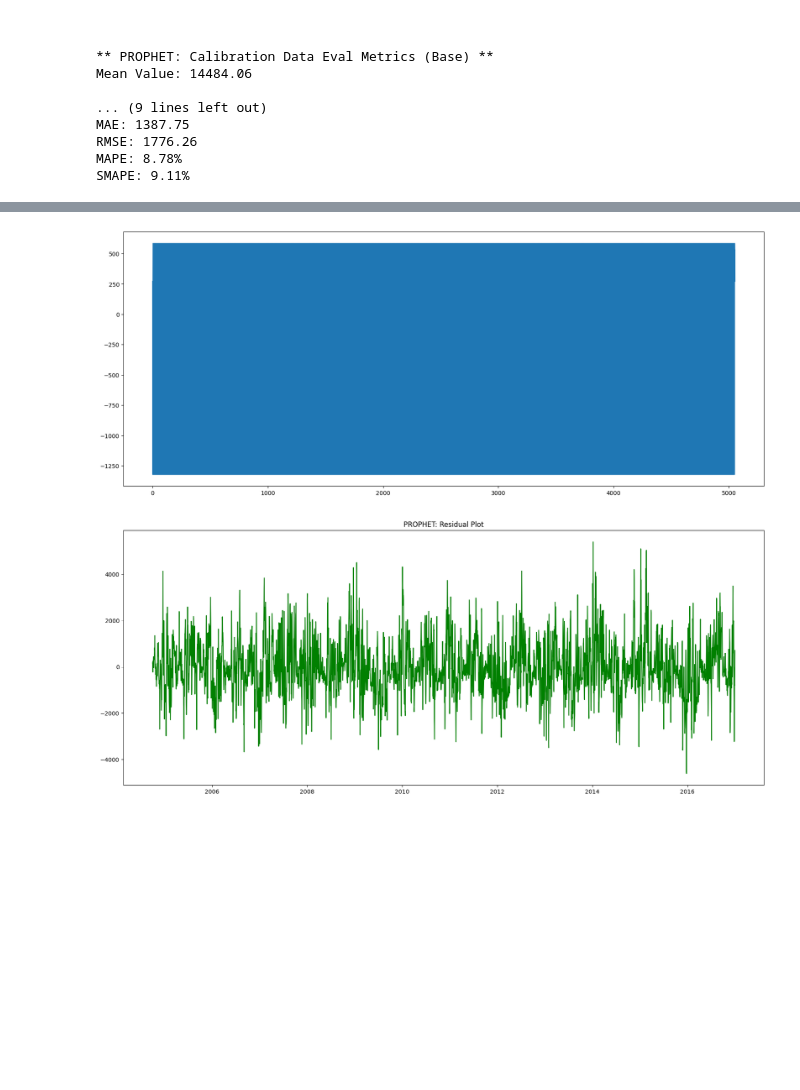
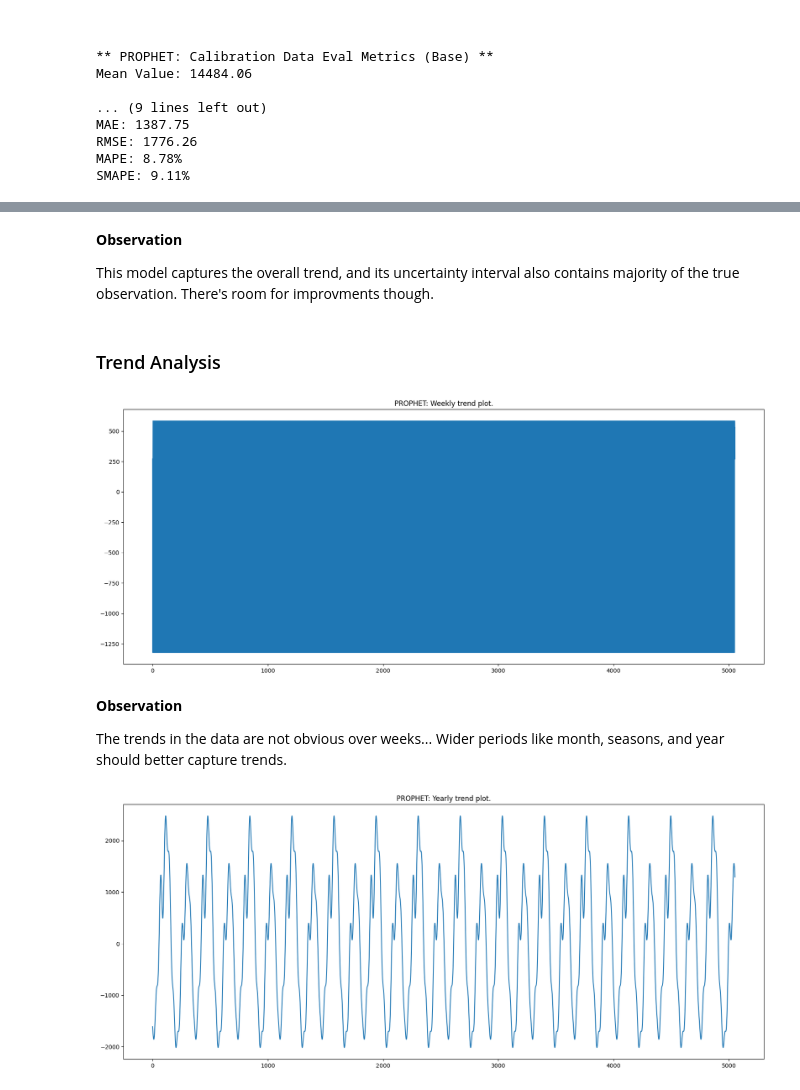
Before and after one commit to munas-git/US-Energy-Consumption-Forecasting-Prophet-NeuralProphet, a Jupyter notebook: analysis.ipynb, the cells around one changed output, grey strips where cells are left out. Drawn from its saved outputs; the diff is of its cells as text; code cells hidden in the pictures; blank space fills up the shorter version.

Commit message:
Base Prophet Model Residuals Analysis Complete.

```diff
--- a/analysis.ipynb
+++ b/analysis.ipynb
@@ -437,14 +479,22 @@ SMAPE: 9.11%
+# %% [markdown]
+**Observation**
+
+This model captures the overall trend, and its uncertainty interval also contains majority of the true observation. There's room for improvments though.
+# %% [markdown]
+### Trend Analysis
 # %%
 plt.figure(figsize = STANDARD_SIZE)
-forecast['weekly'].plot();
+forecast['weekly'].plot()
+plt.title('PROPHET: Weekly trend plot.');
 # %% [output]
-[figure, old version]
+[figure, new version]
+# %% [markdown]
+**Observation**
+
+The trends in the data are not obvious over weeks... Wider periods like month, seasons, and year should better capture trends.
 # %%
 plt.figure(figsize = STANDARD_SIZE)
-
-residuals = train.iloc[:, :2]['y'] - forecast['yhat']
-
-plt.plot(forecast['ds'], residuals, c = 'green')
-plt.title('PROPHET: Residual Plot');
+forecast['yearly'].plot()
+plt.title('PROPHET: Yearly trend plot.');
 # %% [output]
-[figure, old version]
+[figure, new version]
```
Also changed, not shown: parts of 18 cells of this notebook.
